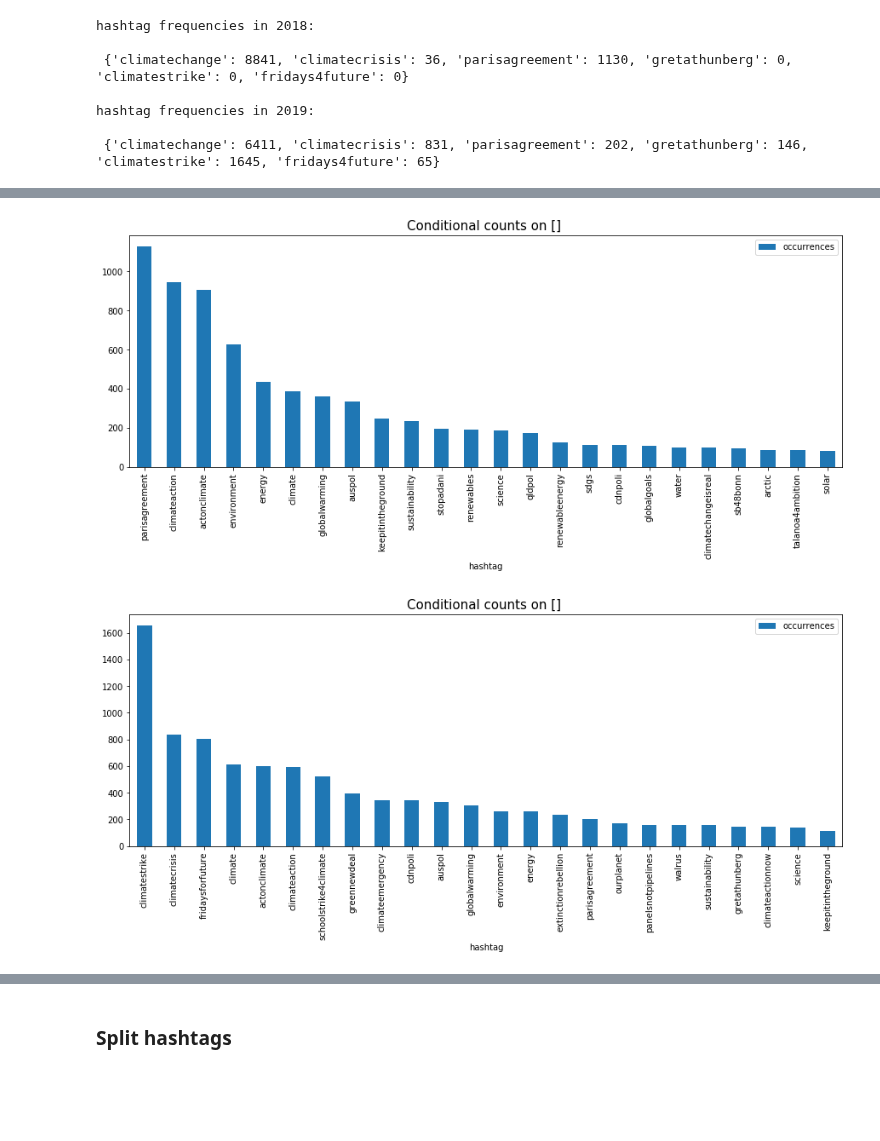
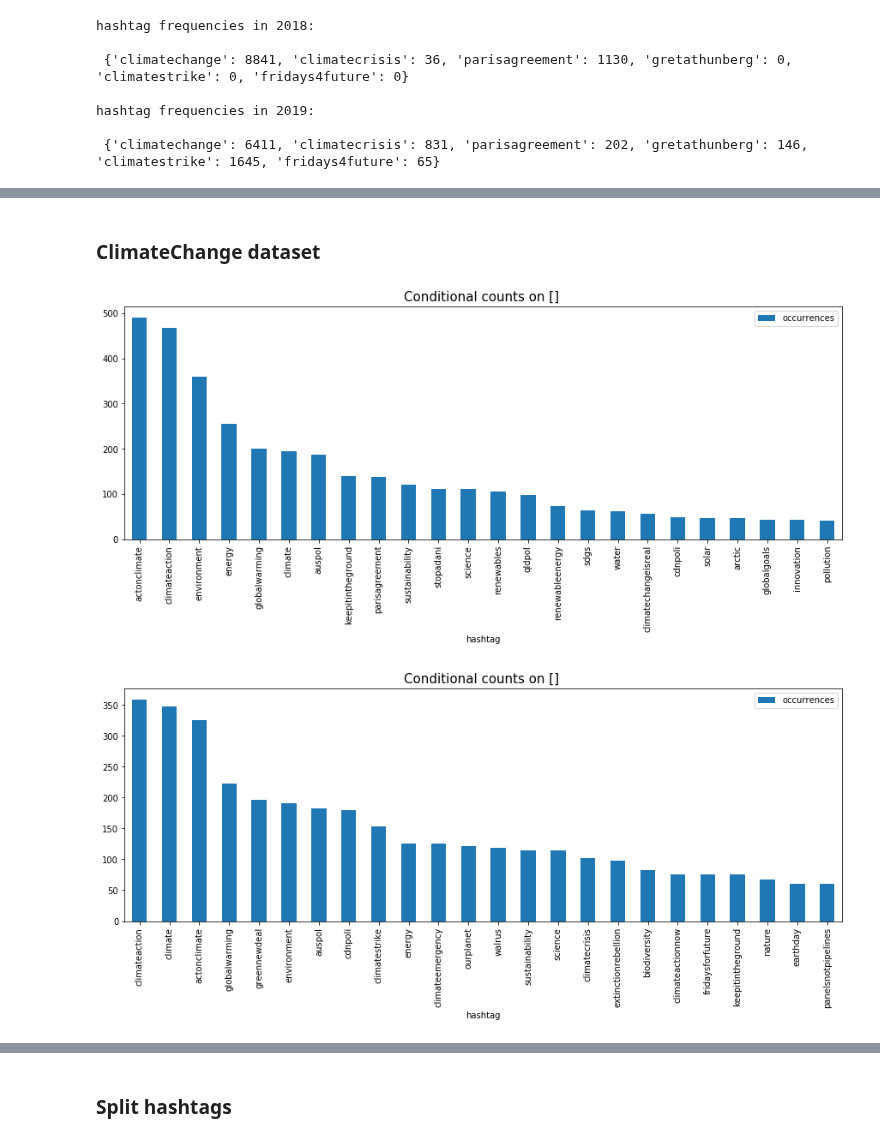
Before and after one commit to Mmiglio/ClimateAction, a Jupyter notebook: extract_words.ipynb, the cells around one changed output, grey strips where cells are left out. Drawn from its saved outputs; the diff is of its cells as text; code cells hidden in the pictures; blank space fills up the shorter version.

```diff
--- a/extract_words.ipynb
+++ b/extract_words.ipynb
@@ -32,0 +46,2 @@ hashtag frequencies in 2019:
+# %% [markdown]
+### ClimateChange dataset
@@ -33,8 +51,8 @@ hashtag frequencies in 2019:
 # %%
-top_hash_pre = filter_dataset(tweets[2018], words=[], n_max=25, n_min=1)
+hash_pre_climate = filter_dataset(tweets, year=2018, words=[], n_max=25, n_min=1)
 # %% [output]
-[figure, old version]
+[figure, new version]
 # %%
-top_hash_post = filter_dataset(tweets[2019], words=[], n_max=25, n_min=1)
+hash_post_climate = filter_dataset(tweets, year=2019, words=[], n_max=25, n_min=1)
 # %% [output]
-[figure, old version]
+[figure, new version]
```
Also changed, not shown: parts of 10 cells of this notebook, 3 other files.
